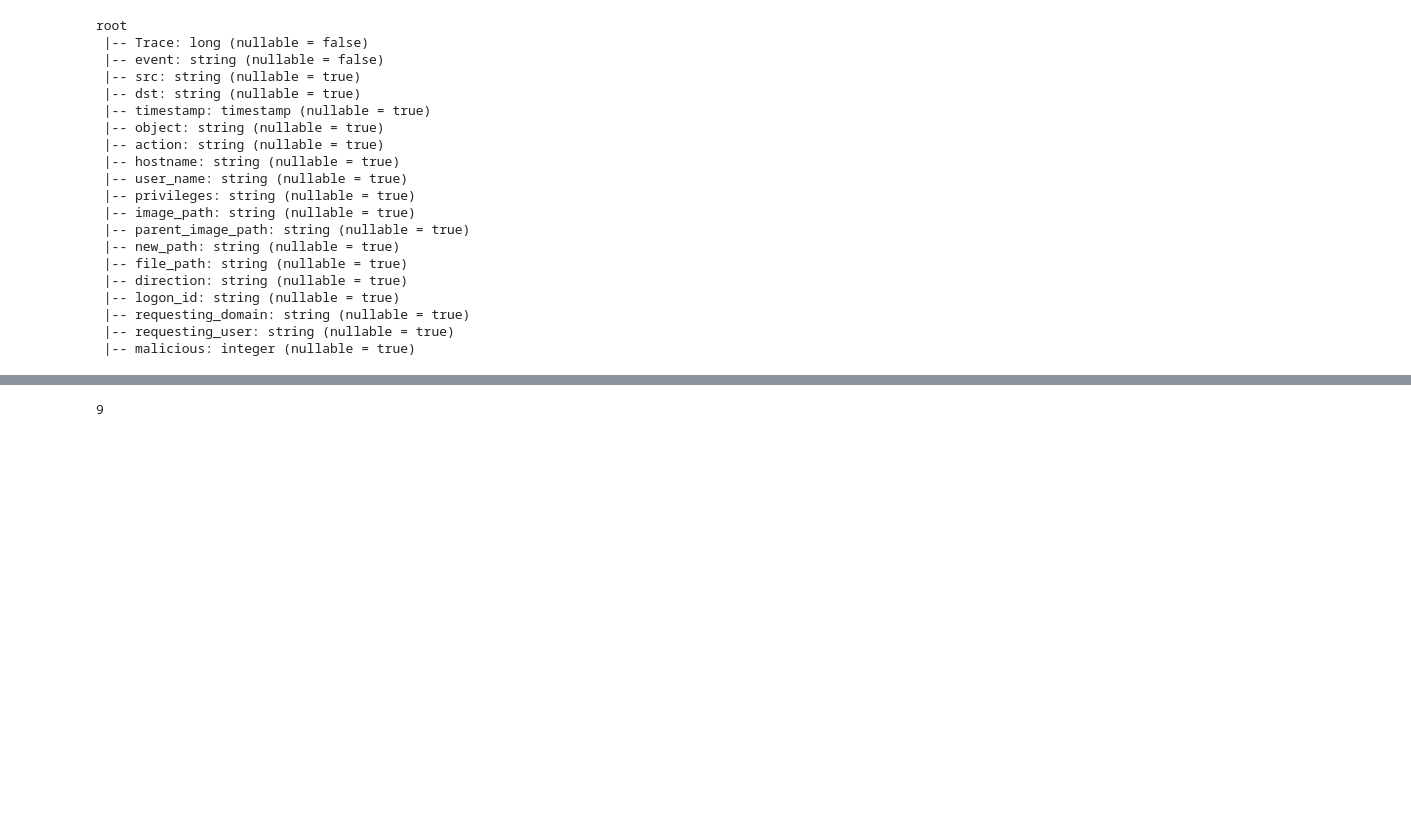
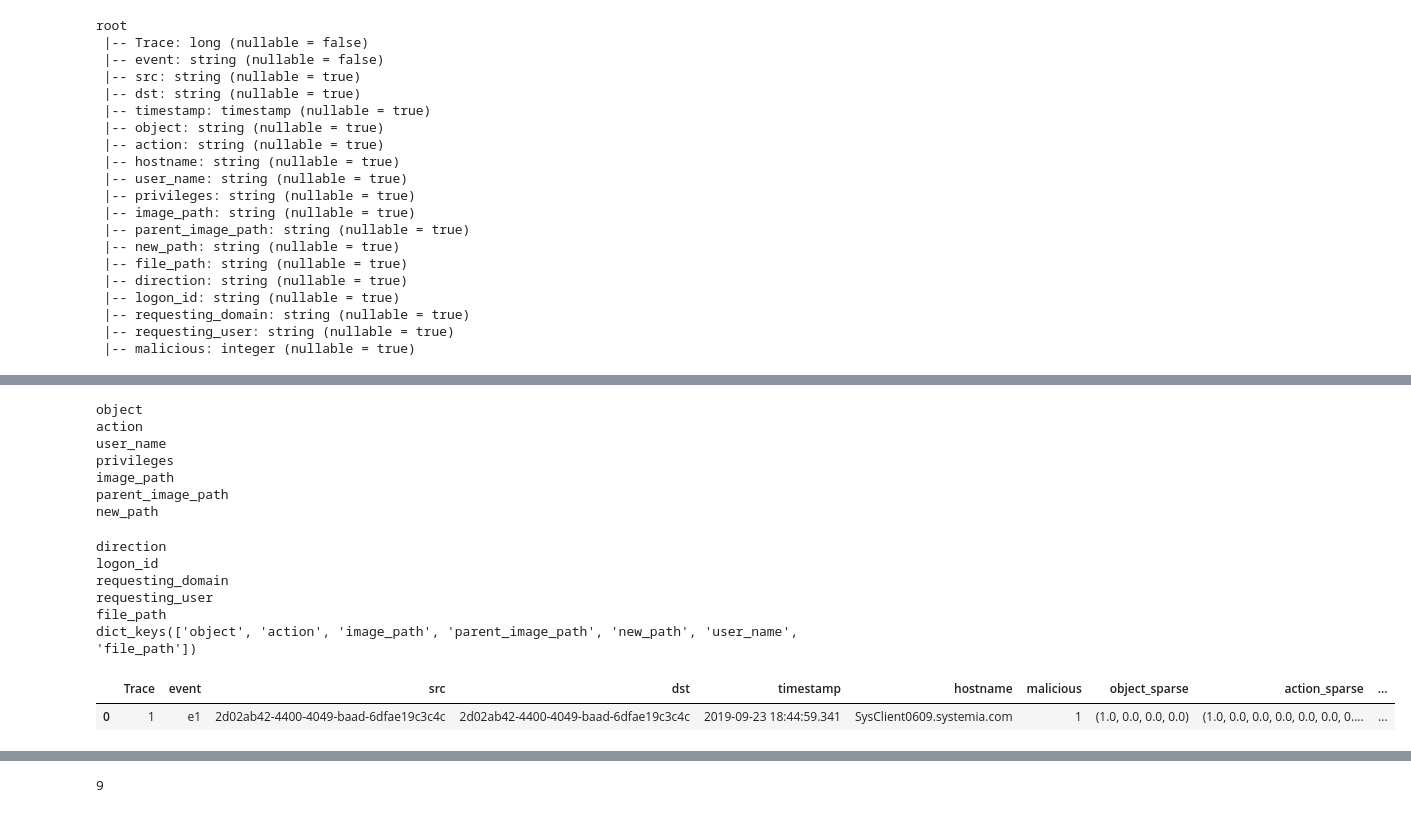
Before and after one commit to MBrend15/Public_Project_Repo, a Jupyter notebook: bam_create_graphframe.ipynb, the cells around one changed output, grey strips where cells are left out. Drawn from its saved outputs; the diff is of its cells as text; code cells hidden in the pictures; blank space fills up the shorter version.

```diff
--- a/bam_create_graphframe.ipynb
+++ b/bam_create_graphframe.ipynb
@@ -244,0 +399,30 @@ stacked_df.where(col('image_path')=='System').count()
+# %%
+#now do it for all other columns
+list_cols = ['object','action','user_name', 'privileges',
+             'image_path','parent_image_path','new_path',
+             'direction','logon_id','requesting_domain',
+             'requesting_user','file_path']
+df_onehot = stacked_df
+for colm in list_cols:
+    df_onehot, dict_mapping = oneHotCol(df_onehot,colm, dict_mapping)
+    #print(dict_mapping[colm])
+    print(colm)
+
+print(dict_mapping.keys())
+df_onehot.limit(1).toPandas()
+# %% [output]
+object
+action
+user_name
+privileges
+image_path
+parent_image_path
+new_path
+direction
+logon_id
+requesting_domain
+requesting_user
+file_path
+dict_keys(['object', 'action', 'image_path', 'parent_image_path', 'new_path', 'user_name', 'file_path'])
+|  | Trace | event | src | dst | timestamp | hostname | malicious | object_sparse | action_sparse | ... |
+| 0 | 1 | e1 | 2d02ab42-4400-4049-baad-6dfae19c3c4c | 2d02ab42-4400-4049-baad-6dfae19c3c4c | 2019-09-23 18:44:59.341 | SysClient0609.systemia.com | 1 | (1.0, 0.0, 0.0, 0.0) | (1.0, 0.0, 0.0, 0.0, 0.0, 0.0, 0.... | ... |
```
Also changed, not shown: parts of 27 cells of this notebook, 2 other files.
